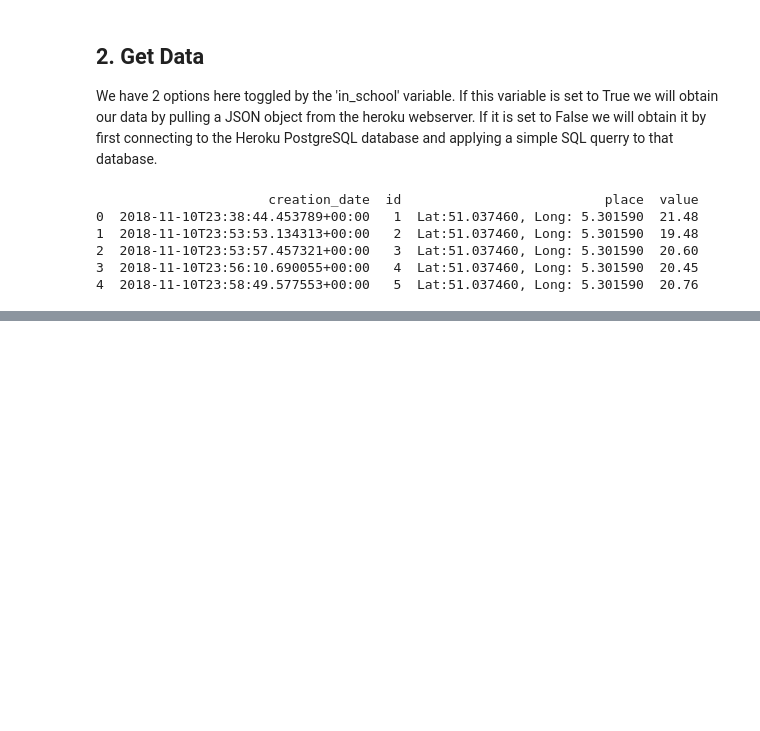
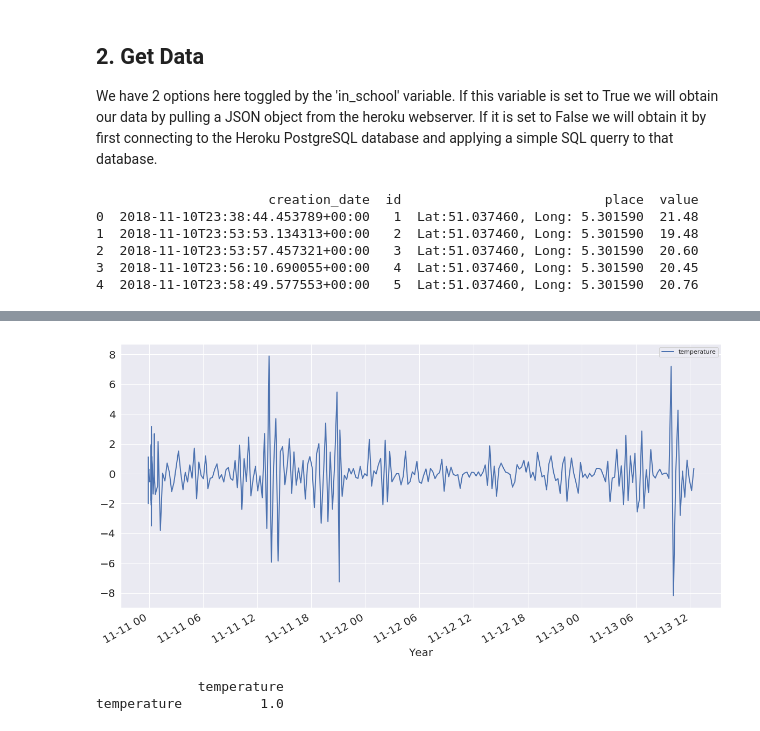
Before and after one commit to bryanhonof/Smart-Systems-Assignment-1, a Jupyter notebook: Python/test_notebook.ipynb, the cells around one changed output, grey strips where cells are left out. Saved outputs shown, nothing was run; the diff lists cells and outputs as text; code cells hidden in the pictures; blank space fills up the shorter version.

```diff
--- a/Python/test_notebook.ipynb
+++ b/Python/test_notebook.ipynb
@@ -252,0 +119,10 @@ dtype: float64
+# %%
+temperature.diff().plot(figsize=(20,10), linewidth=2, fontsize=20)
+plt.xlabel('Year', fontsize=20);
+# %% [output]
+[figure, added]
+# %%
+print(df.diff().corr())
+# %% [output]
+             temperature
+temperature          1.0
```
Also changed, not shown: parts of 22 cells of this notebook.
